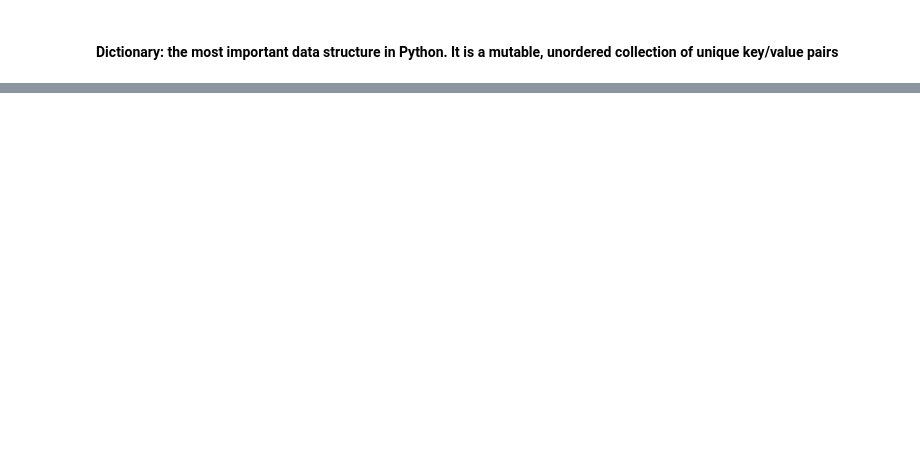
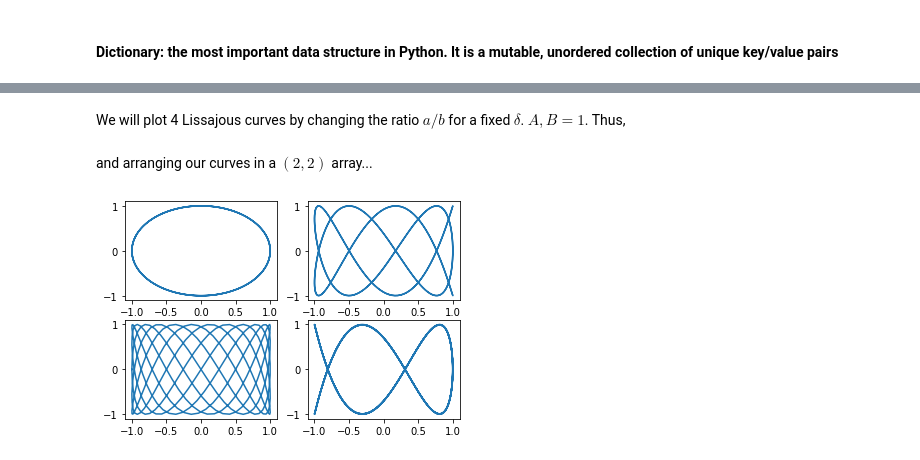
Before and after one commit to elenosa/DigitalTech-RMIT, a Jupyter notebook: Module_1/Lesson_1/M1.1.Python_Essentials.ipynb, the cells around one changed output, grey strips where cells are left out. Cells and saved outputs as stored; diff of their text form; code cells hidden in the pictures; blank space fills up the shorter version.

Commit message:
Added an extra practical example in the tutorial using lists

```diff
--- a/Module_1/Lesson_1/M1.1.Python_Essentials.ipynb
+++ b/Module_1/Lesson_1/M1.1.Python_Essentials.ipynb
@@ -295,0 +260,3 @@ grace
+# %%
+t = np.linspace(-np.pi,np.pi,300) #300 points between [-pi,pi]
+print(t) # t is now a list with 300 elements
@@ -295,0 +281,20 @@ grace
+# %% [markdown]
+We will plot 4 Lissajous curves by changing the ratio $a/b$ for a fixed $\delta$. $A, B = 1$. Thus,
+# %%
+a = [3 ,4 ,5, 6]
+b = [3, 9, 12, 15]
+delta = np.pi/2
+# %% [markdown]
+and arranging our curves in a $(2,2)$ array...
+# %%
+pos = 0
+for i,j in zip(a,b):
+    pos += 1
+    x = np.sin(i*t+delta)
+    y = np.sin(j*t)
+    plt.subplot(2,2, pos) # (2,2) array. pos is the index indicating the position in the array
+    plt.plot(x,y) # each graph has a ratio i/j where i,j correspond to the elements in the a,b lists
+
+plt.show()
+# %% [output]
+[figure, added]
```
Also changed, not shown: parts of 26 cells of this notebook.
